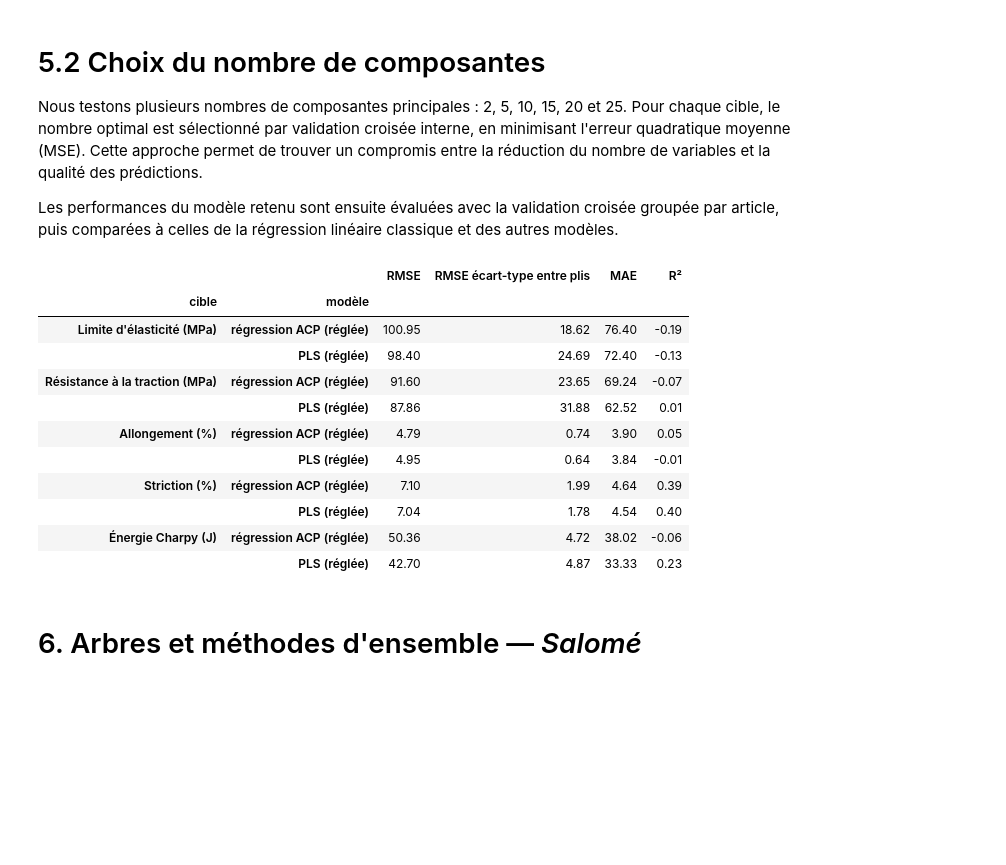
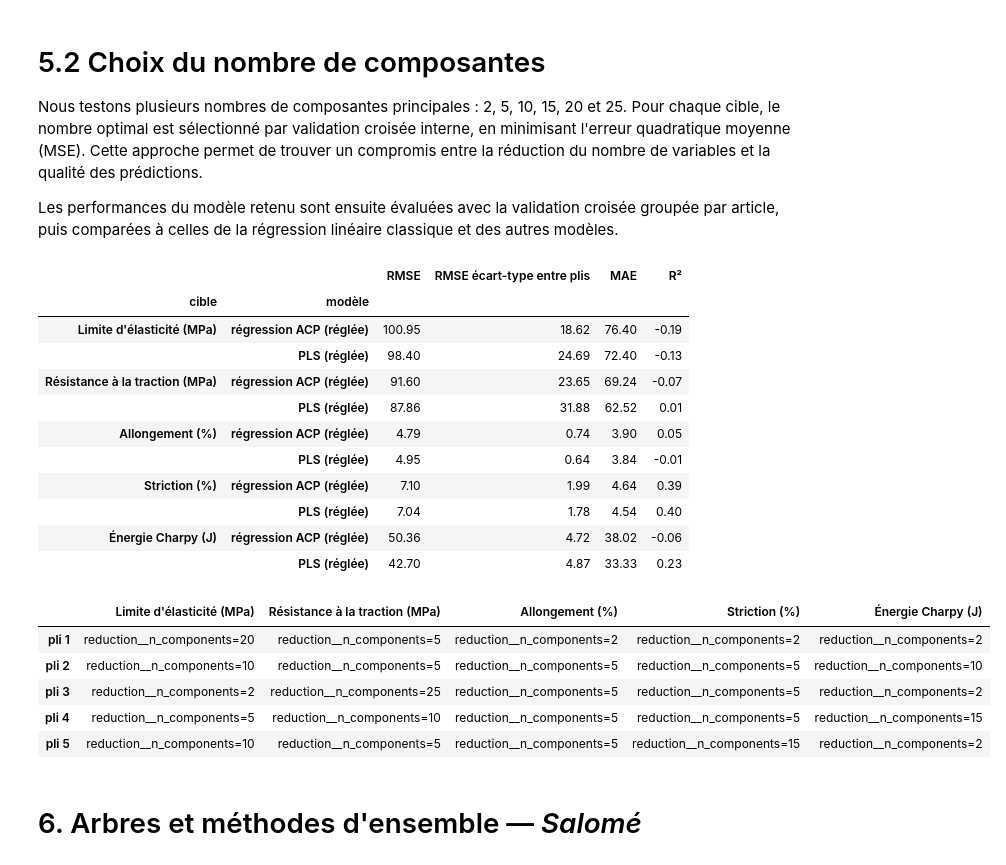
Before and after one commit to marglgls/Projet-ML-soudures, a Jupyter notebook: modeles.ipynb, the cells around one changed output. Saved outputs shown, nothing was run; the diff lists cells and outputs as text; code cells hidden in the pictures; blank space fills up the shorter version.

```diff
--- a/modeles.ipynb
+++ b/modeles.ipynb
@@ -288,33 +288,41 @@ def regression_acp(X):
 def regression_pls(X):
     """PLS : les composantes sont construites en tenant compte de la cible y."""
     return regle(pipeline(X, PLSRegressionUnivariee(scale=True)), GRILLE_PLS)
 
 
 ajouter("régression ACP (réglée)", regression_acp)
 ajouter("PLS (réglée)", regression_pls)
 
 MODELES_DIMENSION = ["régression ACP (réglée)", "PLS (réglée)"]
 MODELES_COMPARAISON = [
     "référence (moyenne)",
     "régression linéaire",
     *MODELES_DIMENSION,
     "forêt aléatoire (réglée)",
 ]
 
 display(tableau_complet(MODELES_COMPARAISON))
+
+display(hyperparametres("régression ACP (réglée)"))
 # %% [output]
 |  |  | RMSE | RMSE écart-type entre plis | MAE | R² |
 | cible | modèle |  |  |  |  |
 | Limite d'élasticité (MPa) | régression ACP (réglée) | 100.95 | 18.62 | 76.40 | -0.19 |
 |  | PLS (réglée) | 98.40 | 24.69 | 72.40 | -0.13 |
 | Résistance à la traction (MPa) | régression ACP (réglée) | 91.60 | 23.65 | 69.24 | -0.07 |
 |  | PLS (réglée) | 87.86 | 31.88 | 62.52 | 0.01 |
 | Allongement (%) | régression ACP (réglée) | 4.79 | 0.74 | 3.90 | 0.05 |
 |  | PLS (réglée) | 4.95 | 0.64 | 3.84 | -0.01 |
 | Striction (%) | régression ACP (réglée) | 7.10 | 1.99 | 4.64 | 0.39 |
 |  | PLS (réglée) | 7.04 | 1.78 | 4.54 | 0.40 |
 | Énergie Charpy (J) | régression ACP (réglée) | 50.36 | 4.72 | 38.02 | -0.06 |
 |  | PLS (réglée) | 42.70 | 4.87 | 33.33 | 0.23 |
+|  | Limite d'élasticité (MPa) | Résistance à la traction (MPa) | Allongement (%) | Striction (%) | Énergie Charpy (J) |
+| pli 1 | reduction__n_components=20 | reduction__n_components=5 | reduction__n_components=2 | reduction__n_components=2 | reduction__n_components=2 |
+| pli 2 | reduction__n_components=10 | reduction__n_components=5 | reduction__n_components=5 | reduction__n_components=5 | reduction__n_components=10 |
+| pli 3 | reduction__n_components=2 | reduction__n_components=25 | reduction__n_components=5 | reduction__n_components=5 | reduction__n_components=2 |
+| pli 4 | reduction__n_components=5 | reduction__n_components=10 | reduction__n_components=5 | reduction__n_components=5 | reduction__n_components=15 |
+| pli 5 | reduction__n_components=10 | reduction__n_components=5 | reduction__n_components=5 | reduction__n_components=15 | reduction__n_components=2 |
 # %% [markdown]
 # 6. Arbres et méthodes d'ensemble — *Salomé*
 # %% [markdown]
```
